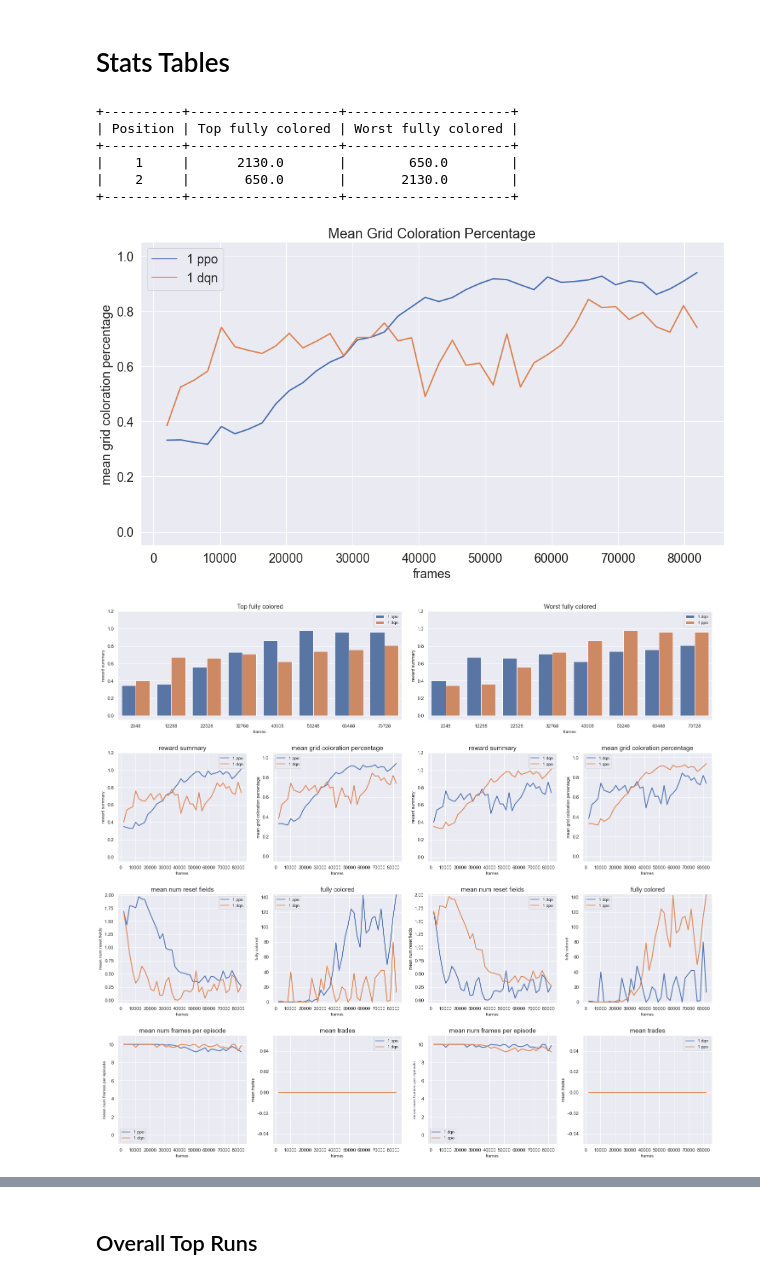
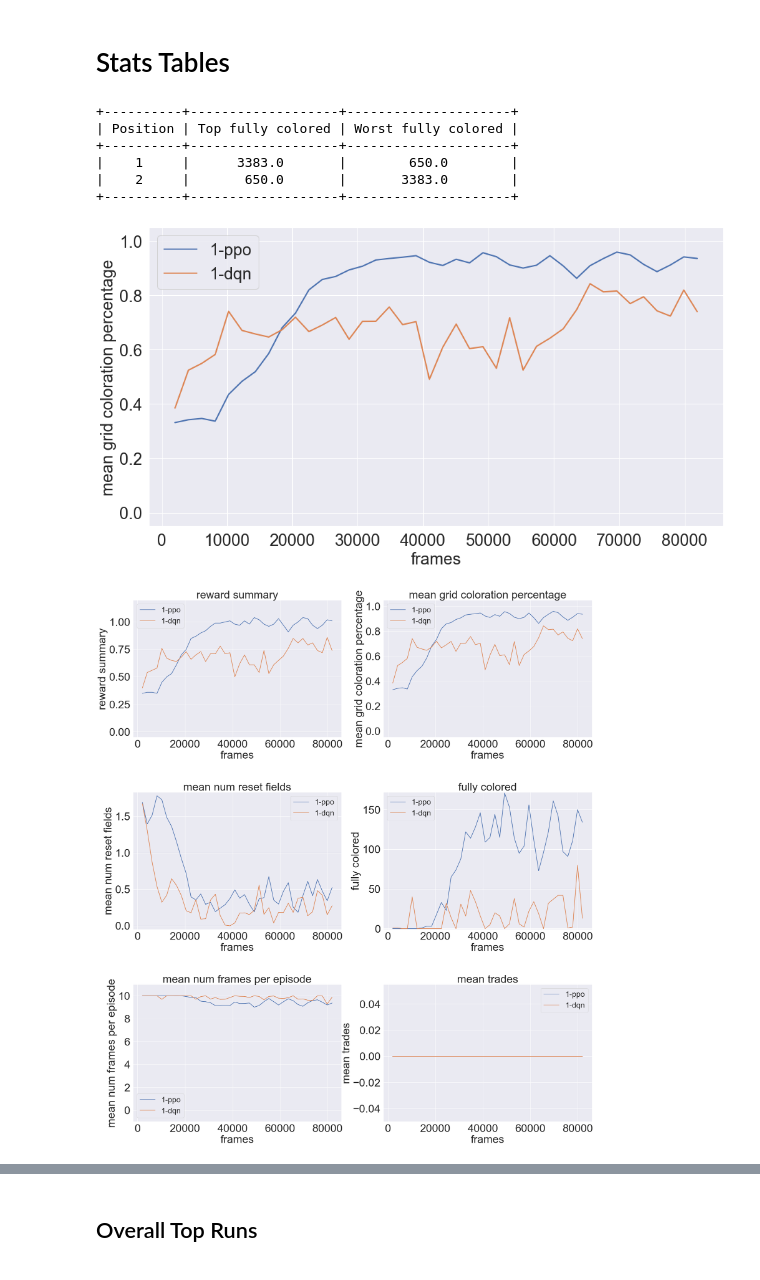
Before and after one commit to zarahz/MARL-and-Markets, a Jupyter notebook: Coloring/storage/easy/stats.ipynb, the cells around one changed output, grey strips where cells are left out. Cells and saved outputs as stored; diff of their text form; code cells hidden in the pictures.

```diff
--- a/Coloring/storage/easy/stats.ipynb
+++ b/Coloring/storage/easy/stats.ipynb
@@ -372,15 +390,15 @@ def get_stats(*args, print_table=False):
 # %%
 # only cooperation
 one_agent_stats = get_stats(["fully_colored"], "1-", 3, ["mixed", "competitive"], print_table=True)
 
-print_simple_plot(one_agent_stats['Top fully colored'], "mean_grid_coloration_percentage", "Mean Grid Coloration Percentage")
-print_double_multiplot(one_agent_stats)
+print_simple_plot(one_agent_stats['Top fully colored'], "mean_grid_coloration_percentage", "", labelsize=24, titlesize=28)
+print_multiplot(one_agent_stats['Top fully colored'])
 # %% [output]
 +----------+-------------------+---------------------+
 | Position | Top fully colored | Worst fully colored |
 +----------+-------------------+---------------------+
-|    1     |      2130.0       |        650.0        |
-|    2     |       650.0       |       2130.0        |
+|    1     |      3383.0       |        650.0        |
+|    2     |       650.0       |       3383.0        |
 +----------+-------------------+---------------------+
-[figure, old version]
+[figure, new version]
-[figure, old version]
+[figure, new version]
```
Also changed, not shown: parts of 18 cells of this notebook, 38 other files.
